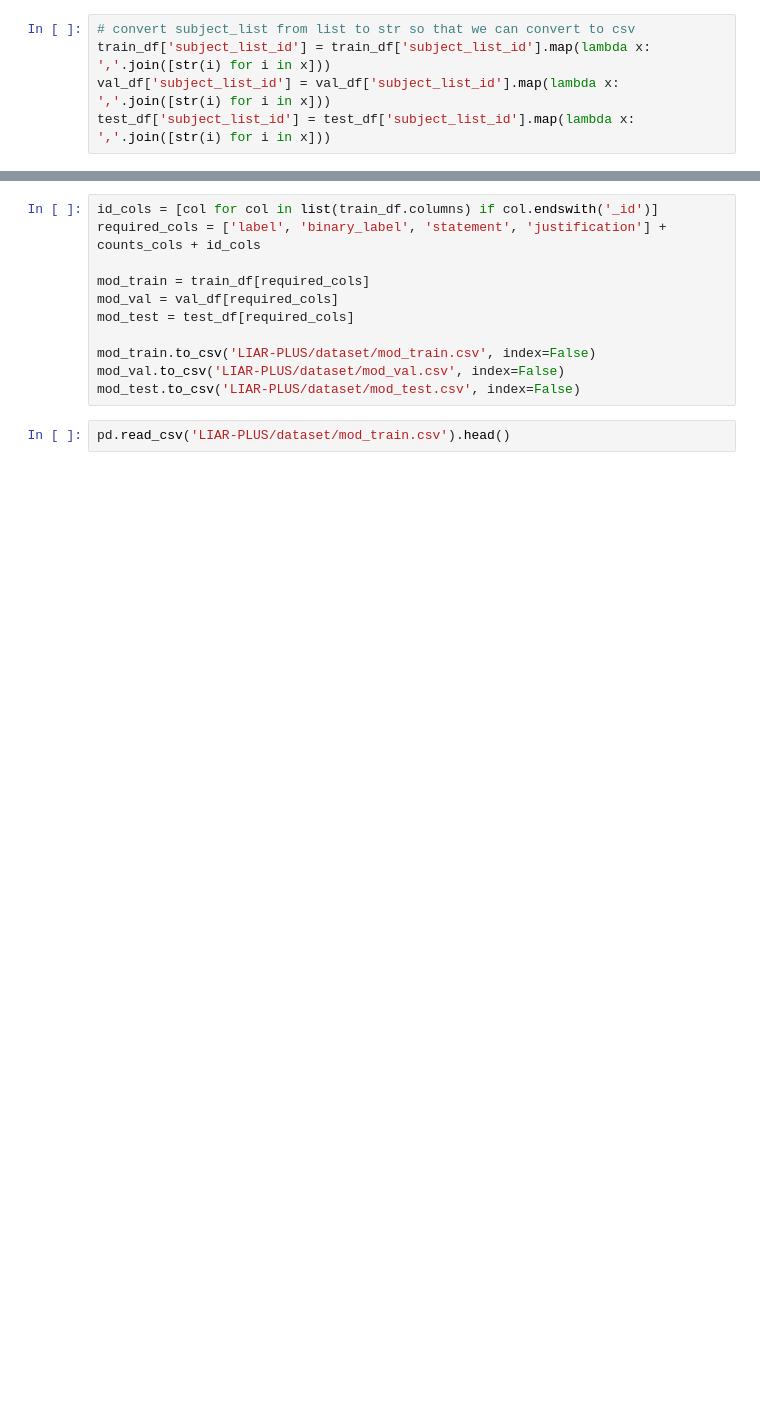
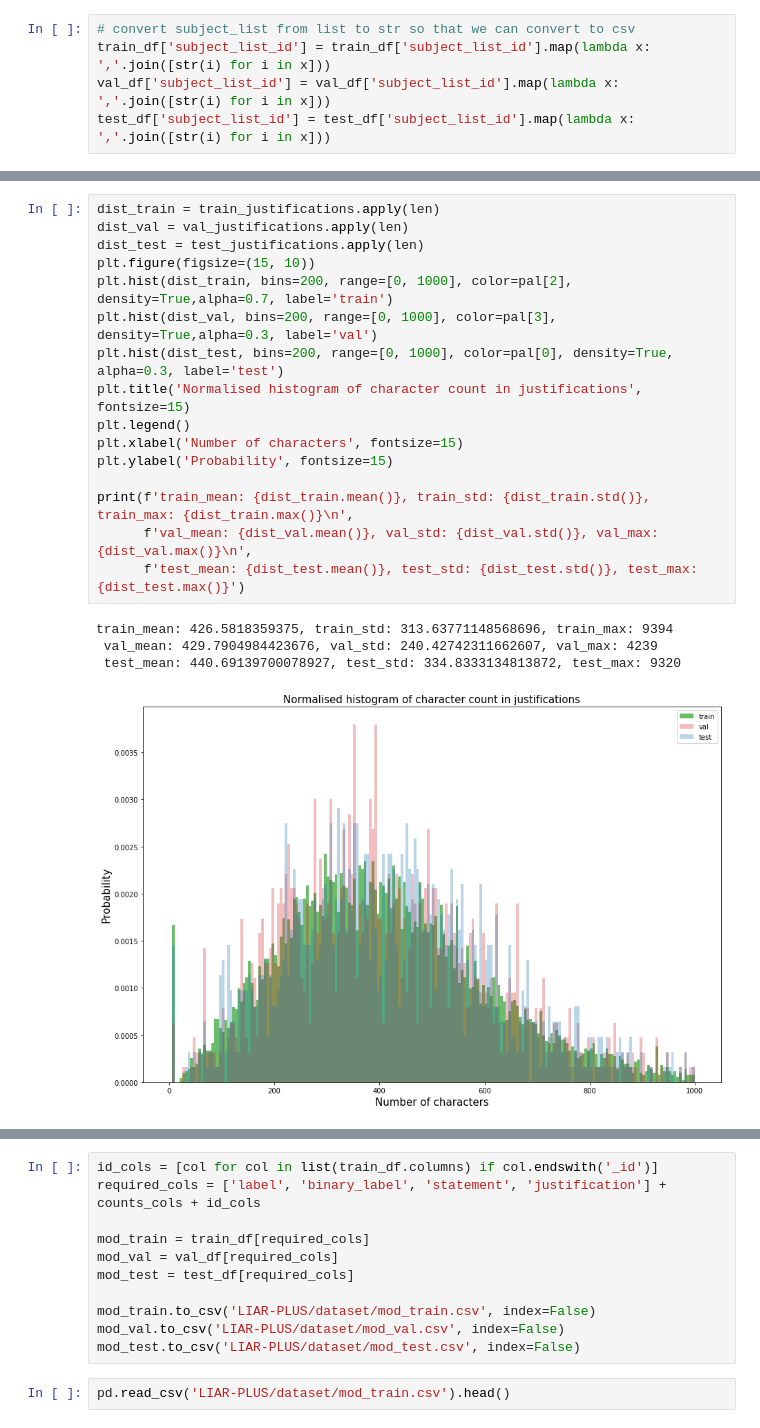
Before and after one commit to gowtham1997/Fake_News_Prediction, a Jupyter notebook: EDA_and_Data_Cleaning.ipynb, the cells around one changed output, grey strips where cells are left out. Cells and saved outputs as stored; diff of their text form; blank space fills up the shorter version.

```diff
--- a/EDA_and_Data_Cleaning.ipynb
+++ b/EDA_and_Data_Cleaning.ipynb
@@ -643,0 +687,21 @@ train_df.head()
+# %%
+dist_train = train_justifications.apply(len)
+dist_val = val_justifications.apply(len)
+dist_test = test_justifications.apply(len)
+plt.figure(figsize=(15, 10))
+plt.hist(dist_train, bins=200, range=[0, 1000], color=pal[2], density=True,alpha=0.7, label='train')
+plt.hist(dist_val, bins=200, range=[0, 1000], color=pal[3], density=True,alpha=0.3, label='val')
+plt.hist(dist_test, bins=200, range=[0, 1000], color=pal[0], density=True, alpha=0.3, label='test')
+plt.title('Normalised histogram of character count in justifications', fontsize=15)
+plt.legend()
+plt.xlabel('Number of characters', fontsize=15)
+plt.ylabel('Probability', fontsize=15)
+
+print(f'train_mean: {dist_train.mean()}, train_std: {dist_train.std()}, train_max: {dist_train.max()}\n',
+      f'val_mean: {dist_val.mean()}, val_std: {dist_val.std()}, val_max: {dist_val.max()}\n',
+      f'test_mean: {dist_test.mean()}, test_std: {dist_test.std()}, test_max: {dist_test.max()}')
+# %% [output]
+train_mean: 426.5818359375, train_std: 313.63771148568696, train_max: 9394
+ val_mean: 429.7904984423676, val_std: 240.42742311662607, val_max: 4239
+ test_mean: 440.69139700078927, test_std: 334.8333134813872, test_max: 9320
+[figure, added]
```
Also changed, not shown: parts of 18 cells of this notebook, 8 other files.
